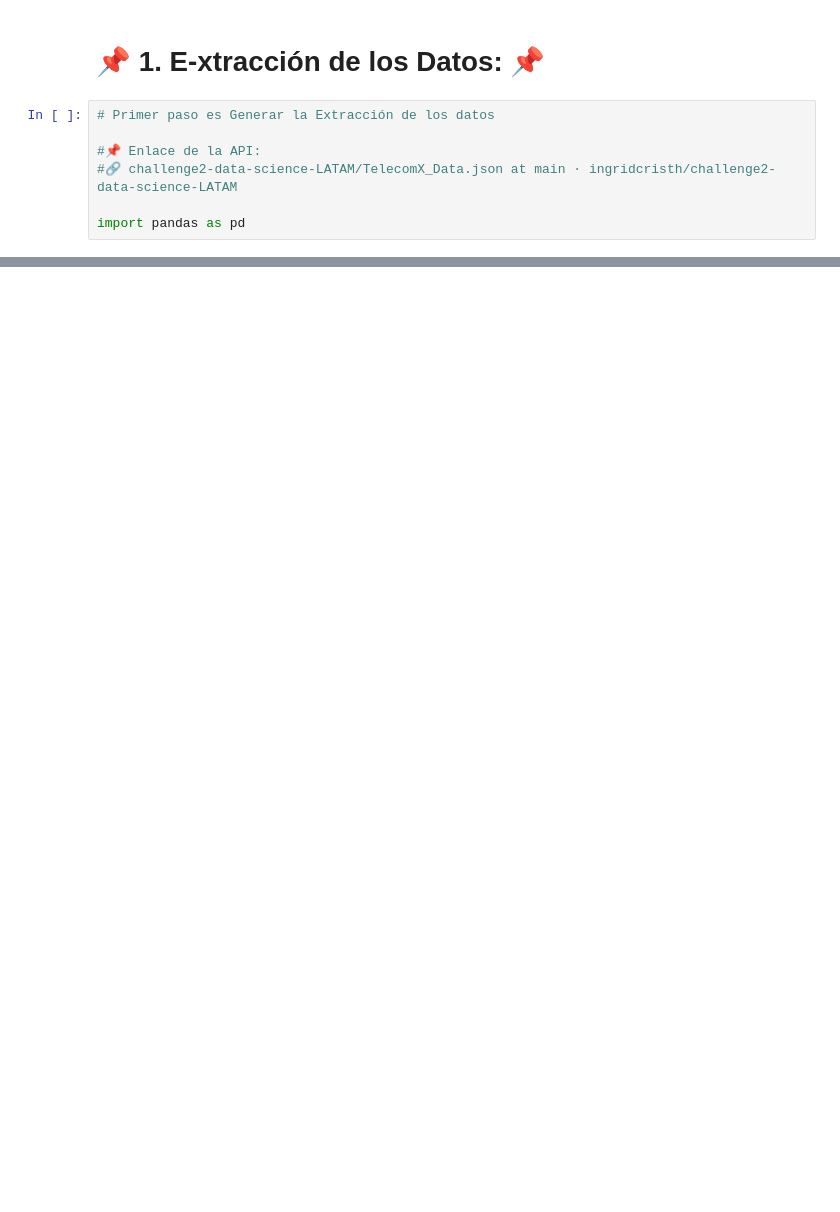
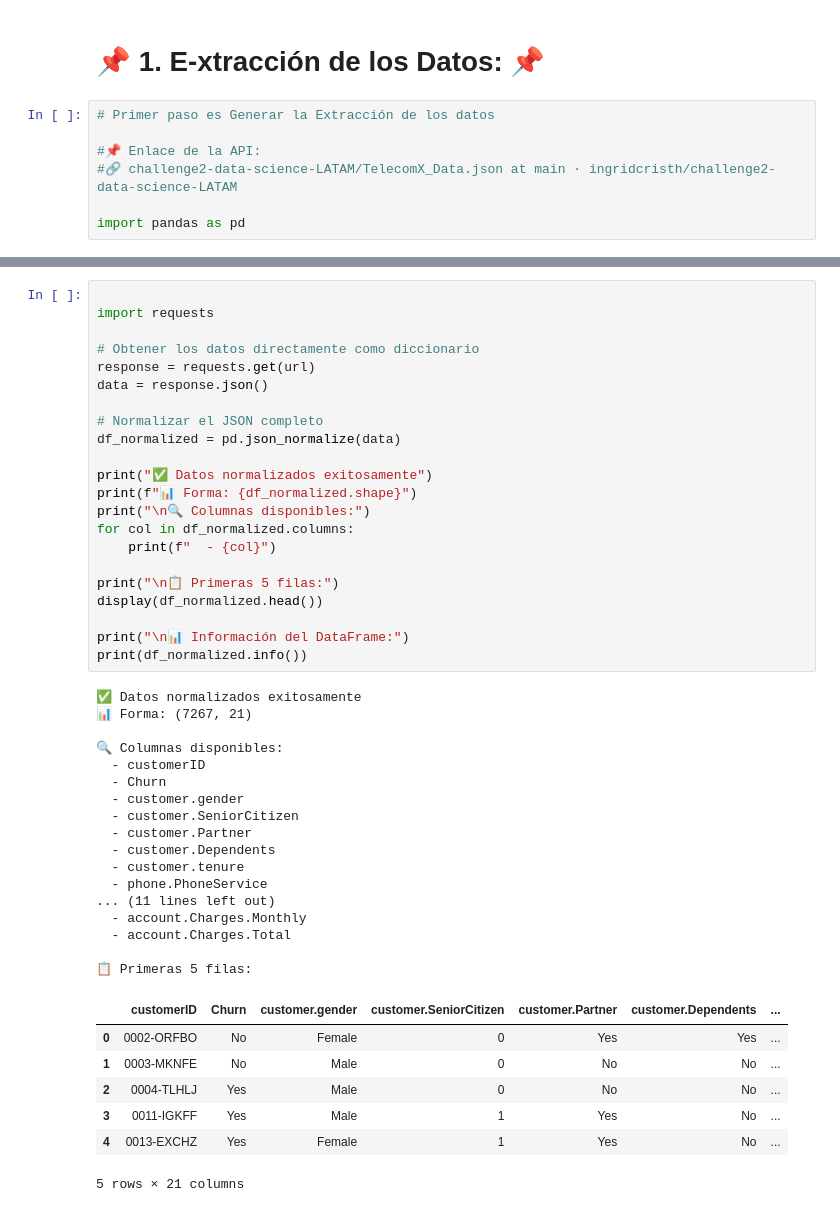
Before and after one commit to lainaker7/Desafio2-TelecomX, a Jupyter notebook: TELECOM_X_ALURA_CHALLENGE_Public.ipynb, the cells around one changed output, grey strips where cells are left out. Drawn from its saved outputs; the diff is of its cells as text; blank space fills up the shorter version.

```diff
--- a/TELECOM_X_ALURA_CHALLENGE_Public.ipynb
+++ b/TELECOM_X_ALURA_CHALLENGE_Public.ipynb
@@ -23,3 +23,50 @@ df.head()
 | 2 | 0004-TLHLJ | Yes | {'gender': 'Male', 'SeniorCitizen... | {'PhoneService': 'Yes', 'Multiple... | {'InternetService': 'Fiber optic'... | {'Contract': 'Month-to-month', 'P... |
 | 3 | 0011-IGKFF | Yes | {'gender': 'Male', 'SeniorCitizen... | {'PhoneService': 'Yes', 'Multiple... | {'InternetService': 'Fiber optic'... | {'Contract': 'Month-to-month', 'P... |
 | 4 | 0013-EXCHZ | Yes | {'gender': 'Female', 'SeniorCitiz... | {'PhoneService': 'Yes', 'Multiple... | {'InternetService': 'Fiber optic'... | {'Contract': 'Month-to-month', 'P... |
+# %%
+
+import requests
+
+# Obtener los datos directamente como diccionario
+response = requests.get(url)
+data = response.json()
+
+# Normalizar el JSON completo
+df_normalized = pd.json_normalize(data)
+
+print("✅ Datos normalizados exitosamente")
+print(f"📊 Forma: {df_normalized.shape}")
+print("\n🔍 Columnas disponibles:")
+for col in df_normalized.columns:
+    print(f"  - {col}")
+
+print("\n📋 Primeras 5 filas:")
+display(df_normalized.head())
+
+print("\n📊 Información del DataFrame:")
+print(df_normalized.info())
+# %% [output]
+✅ Datos normalizados exitosamente
+📊 Forma: (7267, 21)
+
+🔍 Columnas disponibles:
+  - customerID
+  - Churn
+  - customer.gender
+  - customer.SeniorCitizen
+  - customer.Partner
+  - customer.Dependents
+  - customer.tenure
+  - phone.PhoneService
+... (11 lines left out)
+  - account.Charges.Monthly
+  - account.Charges.Total
+
+📋 Primeras 5 filas:
+|  | customerID | Churn | customer.gender | customer.SeniorCitizen | customer.Partner | customer.Dependents | ... |
+| 0 | 0002-ORFBO | No | Female | 0 | Yes | Yes | ... |
+| 1 | 0003-MKNFE | No | Male | 0 | No | No | ... |
+| 2 | 0004-TLHLJ | Yes | Male | 0 | No | No | ... |
+| 3 | 0011-IGKFF | Yes | Male | 1 | Yes | No | ... |
+| 4 | 0013-EXCHZ | Yes | Female | 1 | Yes | No | ... |
+5 rows × 21 columns
```
Also changed, not shown: parts of 1 cell of this notebook.
